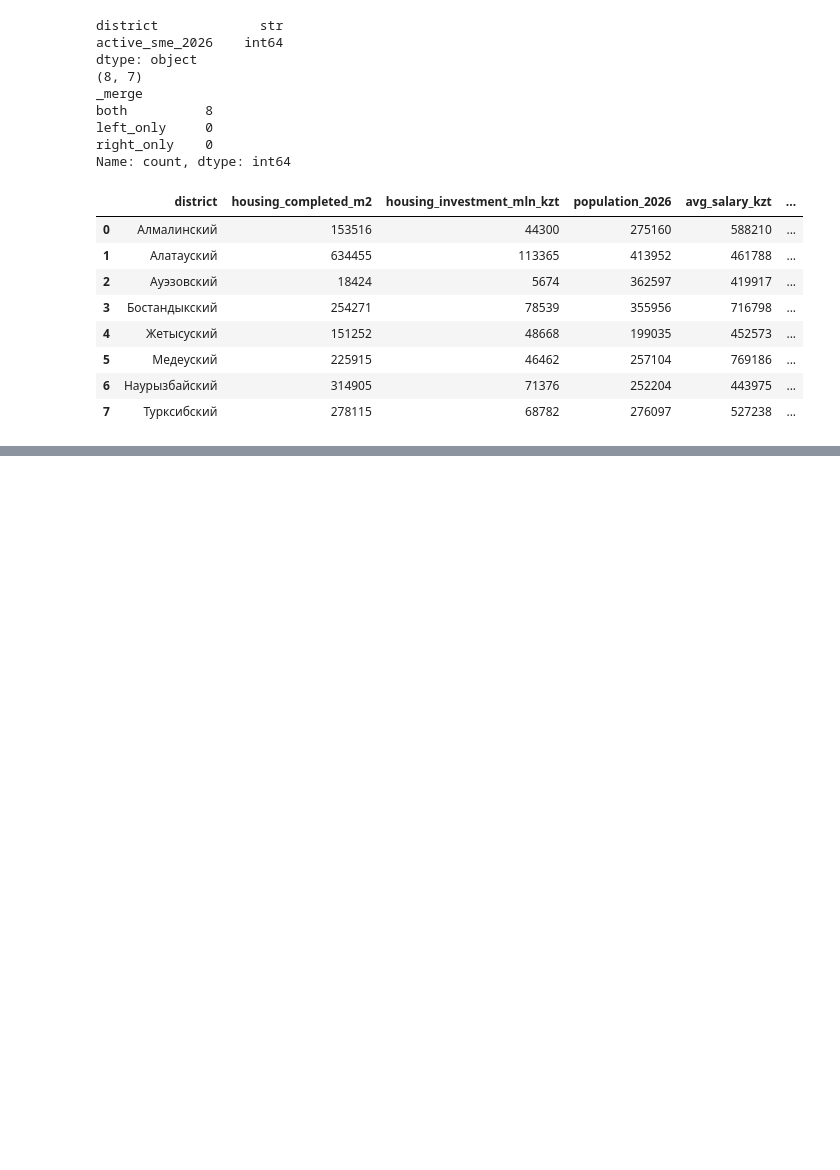
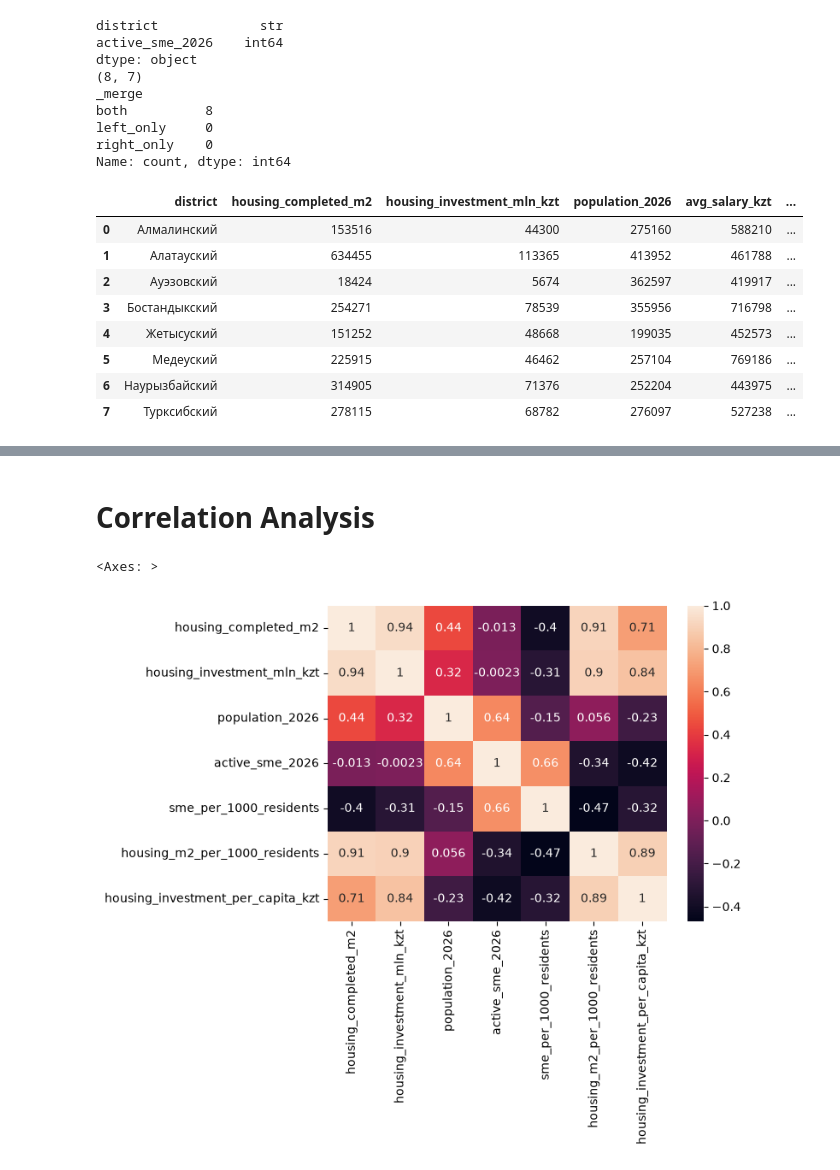
Before and after one commit to muenjmtst/business-location-ai, a Jupyter notebook: notebooks/03_statgov_exploration.ipynb, the cells around one changed output, grey strips where cells are left out. Drawn from its saved outputs; the diff is of its cells as text; code cells hidden in the pictures; blank space fills up the shorter version.

```diff
--- a/notebooks/03_statgov_exploration.ipynb
+++ b/notebooks/03_statgov_exploration.ipynb
@@ -517,0 +661,8 @@ Name: count, dtype: int64
+# %% [markdown]
+# Correlation Analysis
+# %%
+feat_corr = dfv1.select_dtypes(include="number").corr(method="pearson").copy()
+sns.heatmap(feat_corr, annot=True)
+# %% [output]
+<Axes: >
+[figure, added]
```
Also changed, not shown: parts of 14 cells of this notebook.
